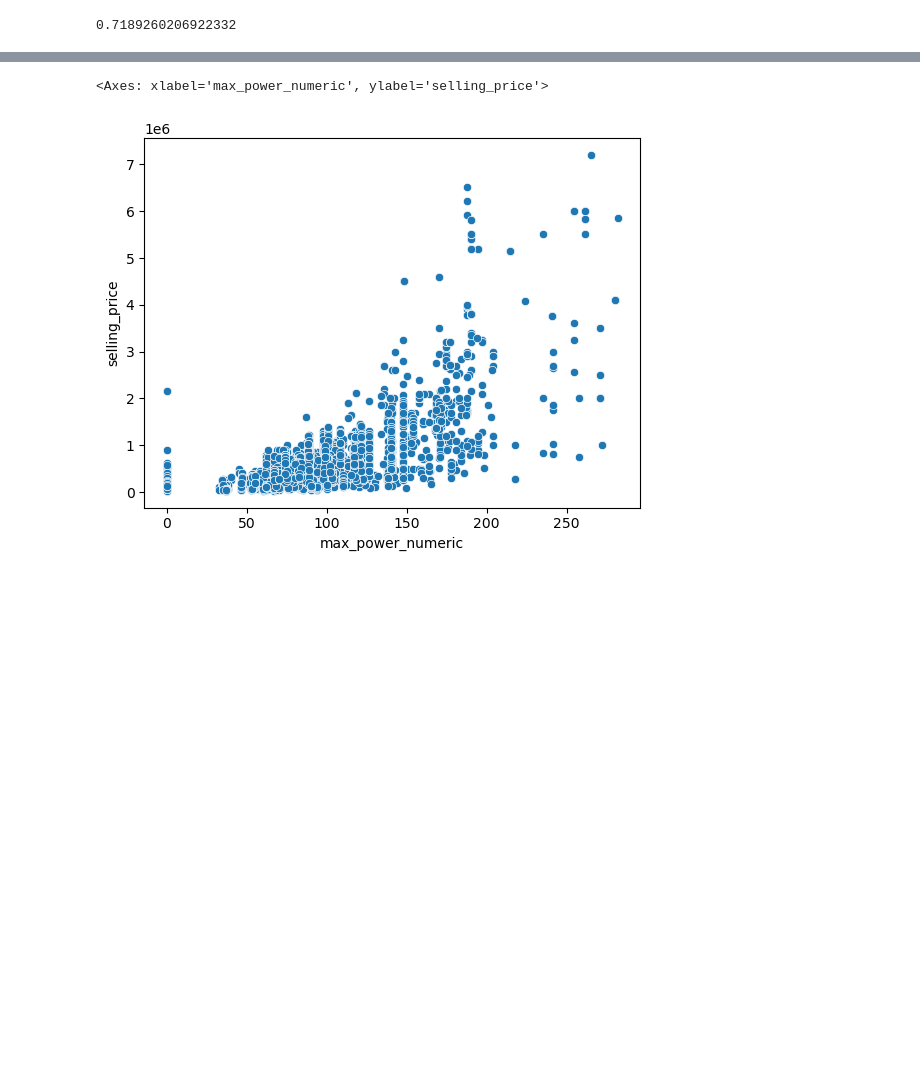
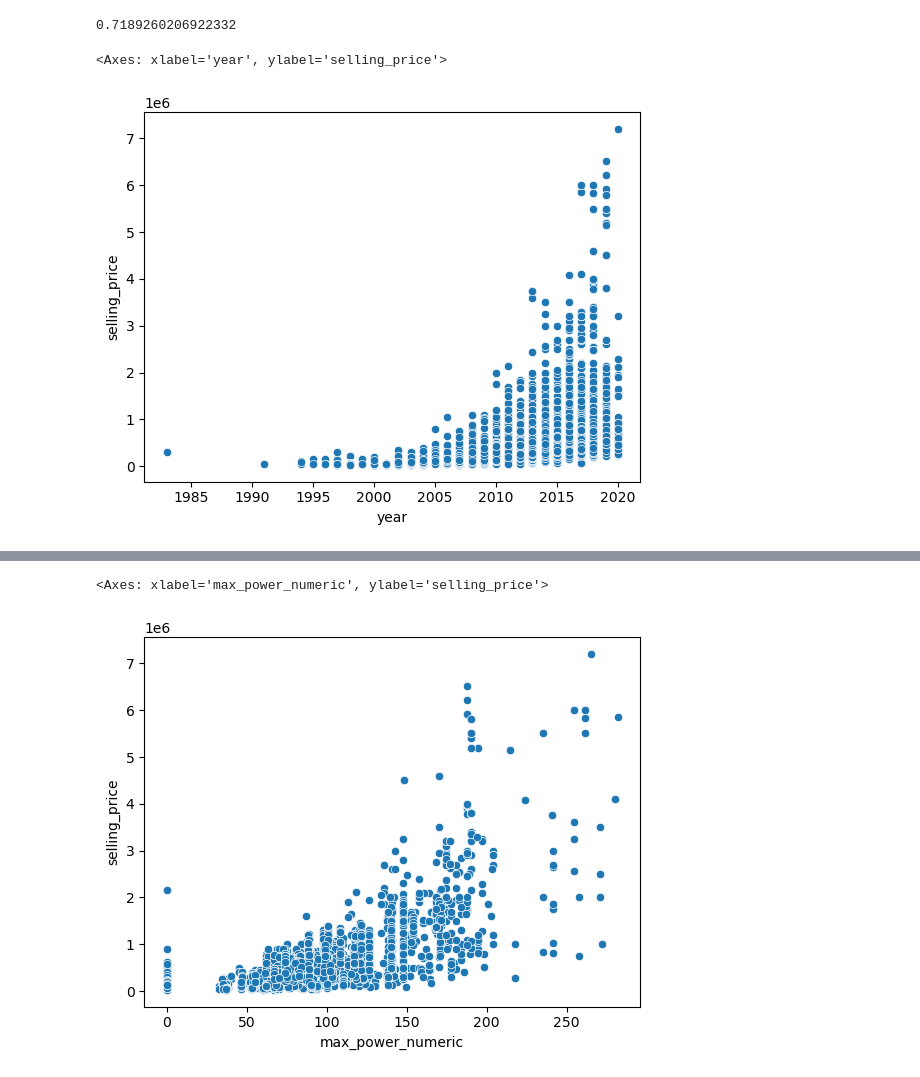
Before and after one commit to jehoward129/Machine_Learning, a Jupyter notebook: labs/Lab_03/Lab_3_Car_price_prediction.ipynb, the cells around one changed output, grey strips where cells are left out. Cells and saved outputs as stored; diff of their text form; code cells hidden in the pictures; blank space fills up the shorter version.

```diff
--- a/labs/Lab_03/Lab_3_Car_price_prediction.ipynb
+++ b/labs/Lab_03/Lab_3_Car_price_prediction.ipynb
@@ -42,3 +41,8 @@ car_data['max_power_numeric'] = car_data['max_power'].str.replace(r'[^0-9.]', ''
 car_data['selling_price'].corr(car_data['max_power_numeric'])
 # %% [output]
 0.7189260206922332
+# %%
+sns.scatterplot(x = 'year', y = 'selling_price', data = car_data)
+# %% [output]
+<Axes: xlabel='year', ylabel='selling_price'>
+[figure, added]
```
Also changed, not shown: parts of 19 cells of this notebook.
